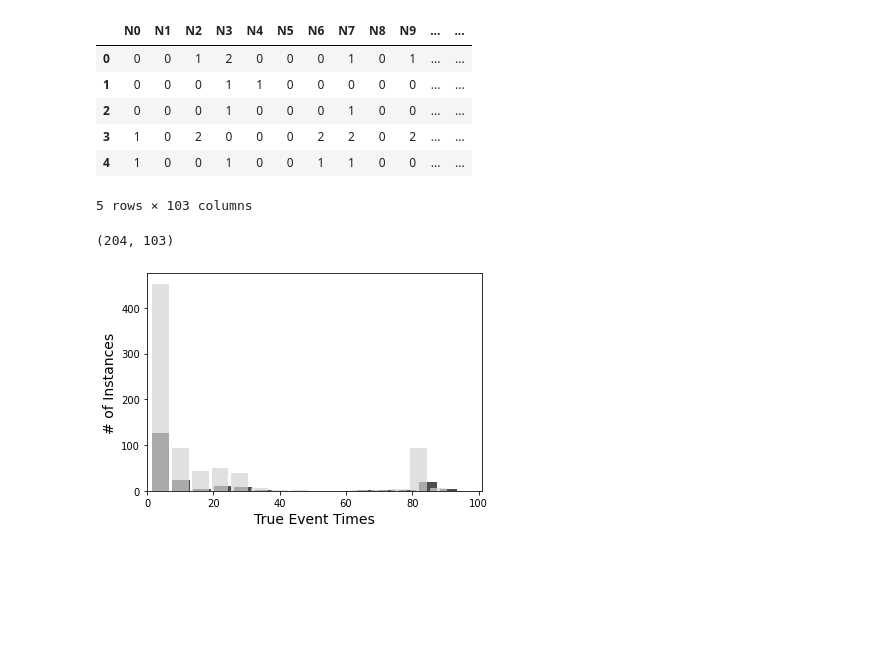
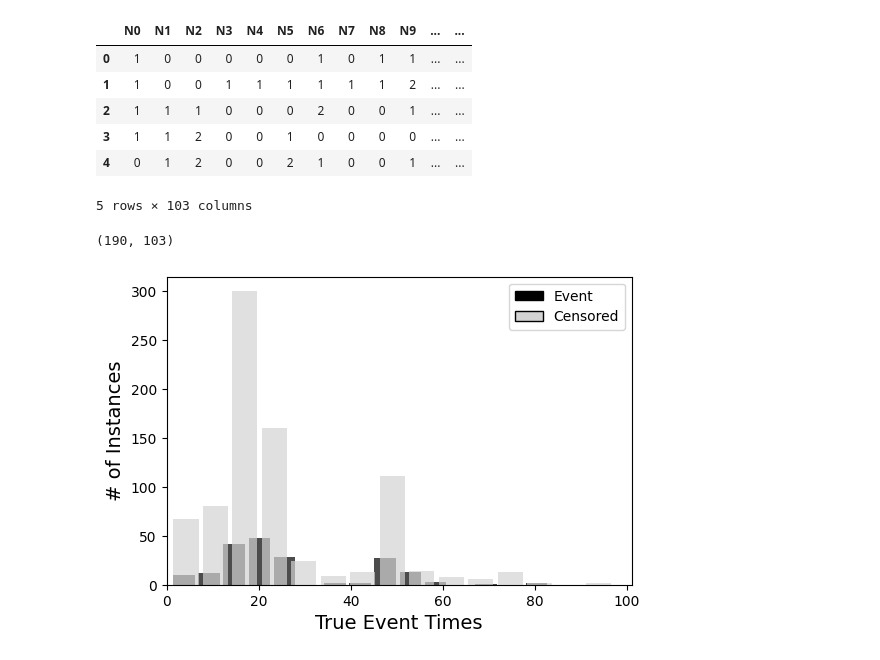
Before and after one commit to UrbsLab/survival-LCS, a Jupyter notebook: Figure_8_GECCO.ipynb, the cells around one changed output. Saved outputs shown, nothing was run; the diff lists cells and outputs as text; code cells hidden in the pictures; blank space fills up the shorter version.

Commit message:
Edits and added some outputs

```diff
--- a/Figure_8_GECCO.ipynb
+++ b/Figure_8_GECCO.ipynb
@@ -9,11 +7,11 @@ from matplotlib.patches import Rectangle
 # %%
-test = pd.read_csv('datafilepath/main_effect_cens0.8_surv_2022-09-22', sep = '\t', header = 0)
+test = pd.read_csv('pipeline/sim_lcs_output/het/het_f100_maf0.4/heterogeneous_cens0.8_surv_2024-04-07', sep = '\t', header = 0)
 test.head()
 # %% [output]
 |  | N0 | N1 | N2 | N3 | N4 | N5 | N6 | N7 | N8 | N9 | ... | ... |
-| 0 | 0 | 0 | 1 | 2 | 0 | 0 | 0 | 1 | 0 | 1 | ... | ... |
-| 1 | 0 | 0 | 0 | 1 | 1 | 0 | 0 | 0 | 0 | 0 | ... | ... |
-| 2 | 0 | 0 | 0 | 1 | 0 | 0 | 0 | 1 | 0 | 0 | ... | ... |
-| 3 | 1 | 0 | 2 | 0 | 0 | 0 | 2 | 2 | 0 | 2 | ... | ... |
-| 4 | 1 | 0 | 0 | 1 | 0 | 0 | 1 | 1 | 0 | 0 | ... | ... |
+| 0 | 1 | 0 | 0 | 0 | 0 | 0 | 1 | 0 | 1 | 1 | ... | ... |
+| 1 | 1 | 0 | 0 | 1 | 1 | 1 | 1 | 1 | 1 | 2 | ... | ... |
+| 2 | 1 | 1 | 1 | 0 | 0 | 0 | 2 | 0 | 0 | 1 | ... | ... |
+| 3 | 1 | 1 | 2 | 0 | 0 | 1 | 0 | 0 | 0 | 0 | ... | ... |
+| 4 | 0 | 1 | 2 | 0 | 0 | 2 | 1 | 0 | 0 | 1 | ... | ... |
 5 rows × 103 columns
@@ -25,25 +21,24 @@ test1 = test.loc[test['eventStatus'] == 1.0]
 test0.shape
 test1.shape
 # %% [output]
-(204, 103)
+(190, 103)
 # %%
 #Bar plot to show proportion of censoring AND distribution of event times
 # %%
-
 plt.figure(figsize=(6, 4))
 plt.xlim([0,101])
 #plt.ylim([0,101])
 plt.xlabel('True Event Times', fontsize=14)
 plt.ylabel('# of Instances', fontsize=14)
 plt.hist(x=test1['eventTime'], bins=15, color='black', alpha=0.7, rwidth=0.85)
 plt.hist(x=test0['eventTime'], bins=15, color='lightgrey', alpha=0.7, rwidth=0.85)
 
 #create legend
-#handles = [Rectangle((0,0),1,1,color=c,ec="k") for c in ['black','lightgrey']]
-#labels= ["Event","Censored"]
-#plt.legend(handles, labels)
+handles = [Rectangle((0,0),1,1,color=c,ec="k") for c in ['black','lightgrey']]
+labels= ["Event","Censored"]
+plt.legend(handles, labels)
 
-plt.savefig("outputpath/plotname.png")
+plt.savefig("output/Figure8A.png")
 plt.show()
 # %% [output]
-[figure, old version]
+[figure, new version]
```
Also changed, not shown: parts of 6 cells of this notebook, 10 other files.
